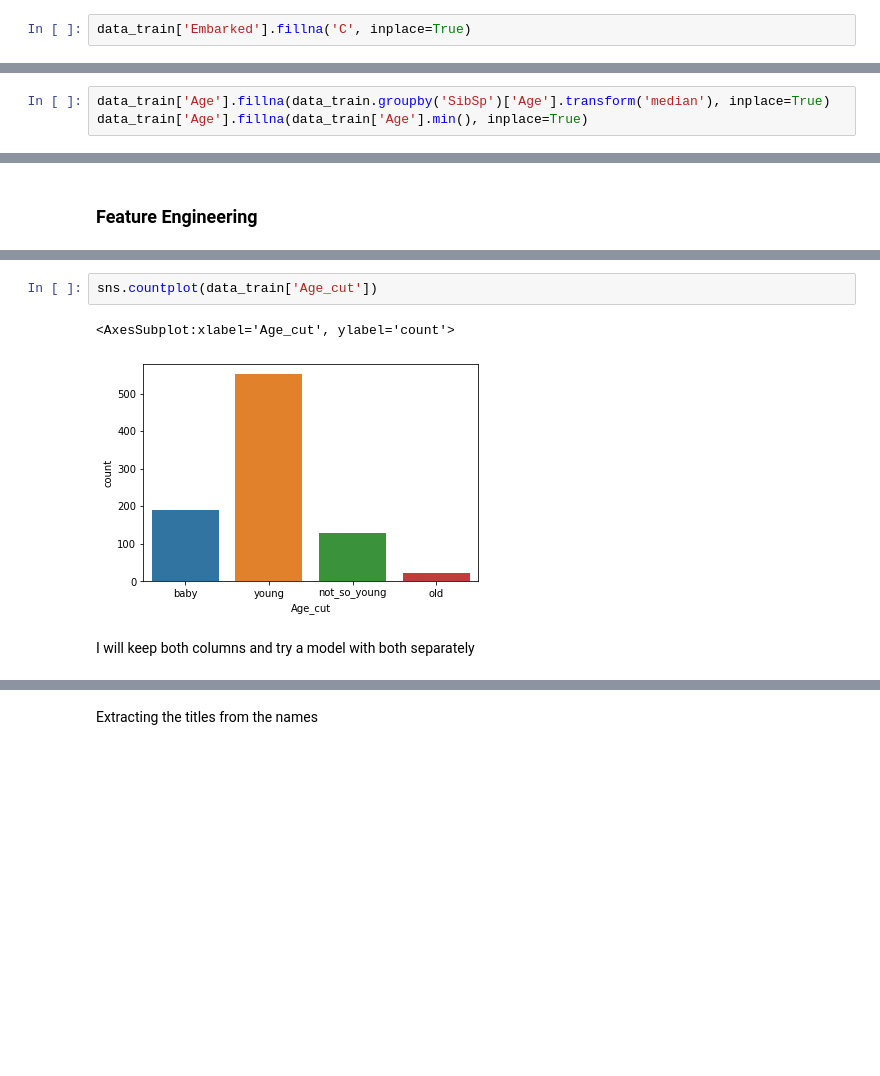
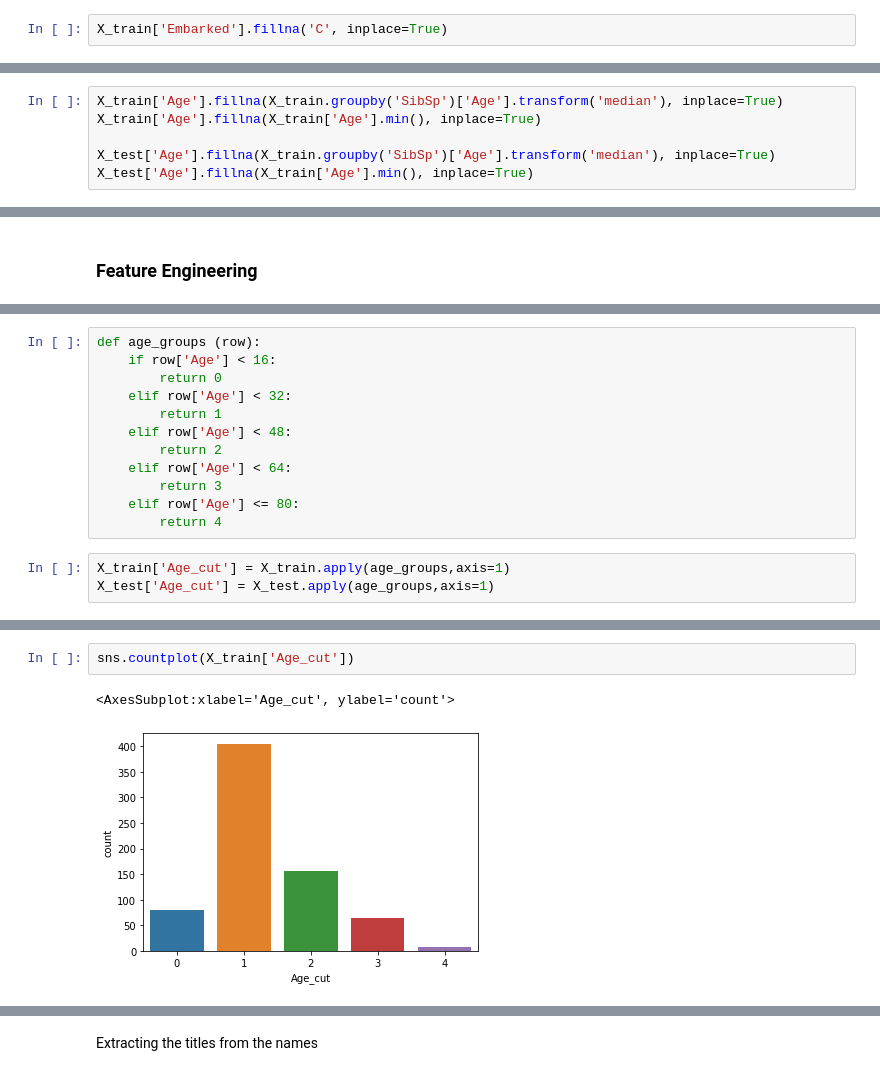
Before and after one commit to noakawa/Titanic, a Jupyter notebook: Titanic.ipynb, the cells around one changed output, grey strips where cells are left out. Drawn from its saved outputs; the diff is of its cells as text; blank space fills up the shorter version.

Commit message:
better EDA bad model

```diff
--- a/Titanic.ipynb
+++ b/Titanic.ipynb
@@ -255,4 +331,4 @@ data_train.groupby('Embarked')['Fare'].agg(['mean', 'median', 'max'])
 # %% [markdown]
 Highest fare embarked through gate C. For both of our None value we get higher fare than the mean for C so I will replace the None values by C
 # %%
-data_train['Embarked'].fillna('C', inplace=True)
+X_train['Embarked'].fillna('C', inplace=True)
@@ -301,3 +391,6 @@ I will replace by the median (since age) and when SibSp is 8 I will replace it b
 # %%
-data_train['Age'].fillna(data_train.groupby('SibSp')['Age'].transform('median'), inplace=True)
-data_train['Age'].fillna(data_train['Age'].min(), inplace=True)
+X_train['Age'].fillna(X_train.groupby('SibSp')['Age'].transform('median'), inplace=True)
+X_train['Age'].fillna(X_train['Age'].min(), inplace=True)
+
+X_test['Age'].fillna(X_train.groupby('SibSp')['Age'].transform('median'), inplace=True)
+X_test['Age'].fillna(X_train['Age'].min(), inplace=True)
@@ -337,0 +436,15 @@ Categories (4, object): ['baby' < 'young' < 'not_so_young' < 'old']
+# %%
+def age_groups (row):
+    if row['Age'] < 16:
+        return 0
+    elif row['Age'] < 32:
+        return 1
+    elif row['Age'] < 48:
+        return 2
+    elif row['Age'] < 64:
+        return 3
+    elif row['Age'] <= 80:
+        return 4
+# %%
+X_train['Age_cut'] = X_train.apply(age_groups,axis=1)
+X_test['Age_cut'] = X_test.apply(age_groups,axis=1)
@@ -338,7 +462,5 @@ Categories (4, object): ['baby' < 'young' < 'not_so_young' < 'old']
 # %%
-sns.countplot(data_train['Age_cut'])
+sns.countplot(X_train['Age_cut'])
 # %% [output]
 <AxesSubplot:xlabel='Age_cut', ylabel='count'>
-[figure, old version]
+[figure, new version]
-# %% [markdown]
-I will keep both columns and try a model with both separately
```
Also changed, not shown: parts of 107 cells of this notebook.
